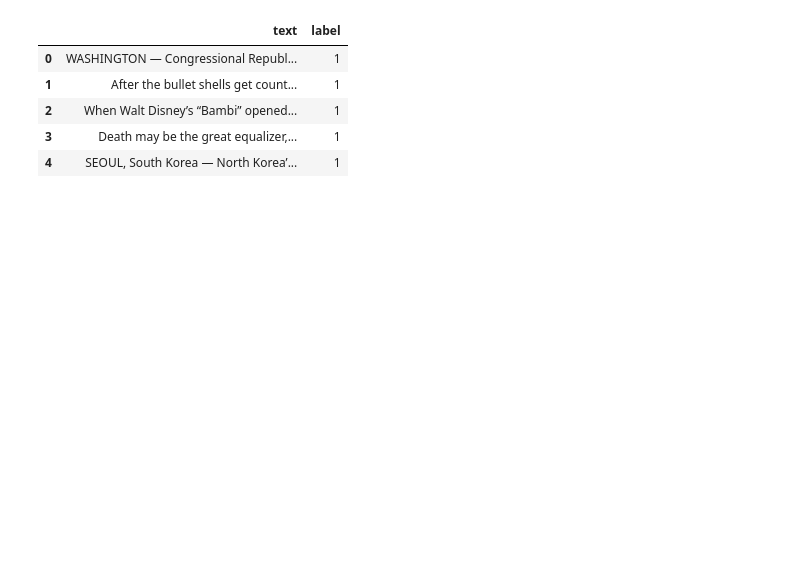
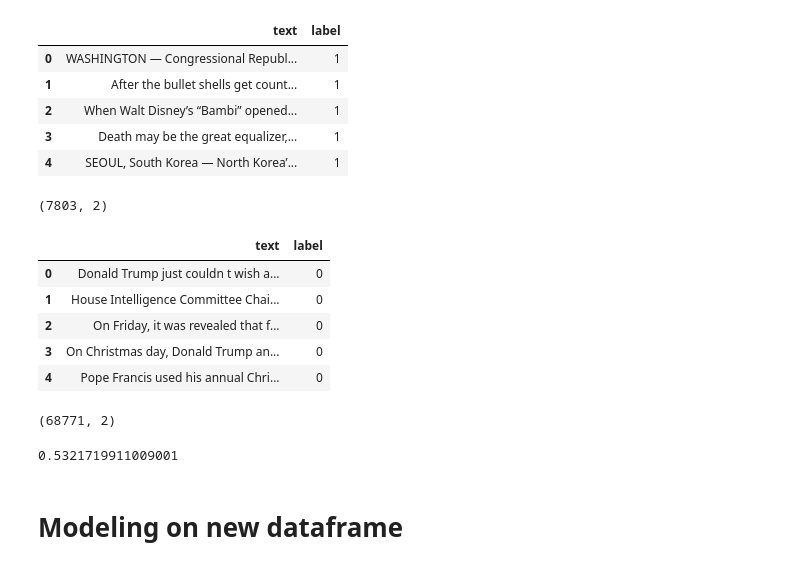
Before and after one commit to benkarlsberg/NLP-Model-Predicting-Fake-News-Probability, a Jupyter notebook: Code.ipynb, the cells around one changed output. Cells and saved outputs as stored; diff of their text form; code cells hidden in the pictures; blank space fills up the shorter version.

```diff
--- a/Code.ipynb
+++ b/Code.ipynb
@@ -534,5 +551,5 @@ accuracy_score(y_extra, rfc_y_hat)
 # %%
 # data verified by politifact
 
-politifact_df = pd.read_csv('data/politifact_data.csv')
+politifact = pd.read_csv('data/politifact_data.csv')
 # %%
@@ -545,5 +562,5 @@ politifact_df.head()
 | 3 | 5 | Did Moore seek pay raises for pol... | 0 |
 | 4 | 6 | Trump misleads on pre-existing pr... | 0 |
 # %%
-politifact_df = politifact_df[['text', 'label']]
+politifact = politifact[['text', 'label']]
 # %%
@@ -609,3 +630,11 @@ NYT.head()
 | 2 | When Walt Disney’s “Bambi” opened... | 1 |
 | 3 | Death may be the great equalizer,... | 1 |
 | 4 | SEOUL, South Korea — North Korea’... | 1 |
+# %%
+NYT.shape
+# %% [output]
+(7803, 2)
+# %%
+# concat all datasets
+
+df_all = pd.concat([kaggle, politifact, onion, NYT]).reset_index(drop = True)
@@ -611,0 +643,21 @@ NYT.head()
+# %%
+df_all.head()
+# %% [output]
+|  | text | label |
+| 0 | Donald Trump just couldn t wish a... | 0 |
+| 1 | House Intelligence Committee Chai... | 0 |
+| 2 | On Friday, it was revealed that f... | 0 |
+| 3 | On Christmas day, Donald Trump an... | 0 |
+| 4 | Pope Francis used his annual Chri... | 0 |
+# %%
+df_all.shape
+# %% [output]
+(68771, 2)
+# %%
+# new baseline
+
+1 - df_all.label.mean()
+# %% [output]
+0.5321719911009001
+# %% [markdown]
+# Modeling on new dataframe
```
Also changed, not shown: parts of 23 cells of this notebook, 1 other file.
